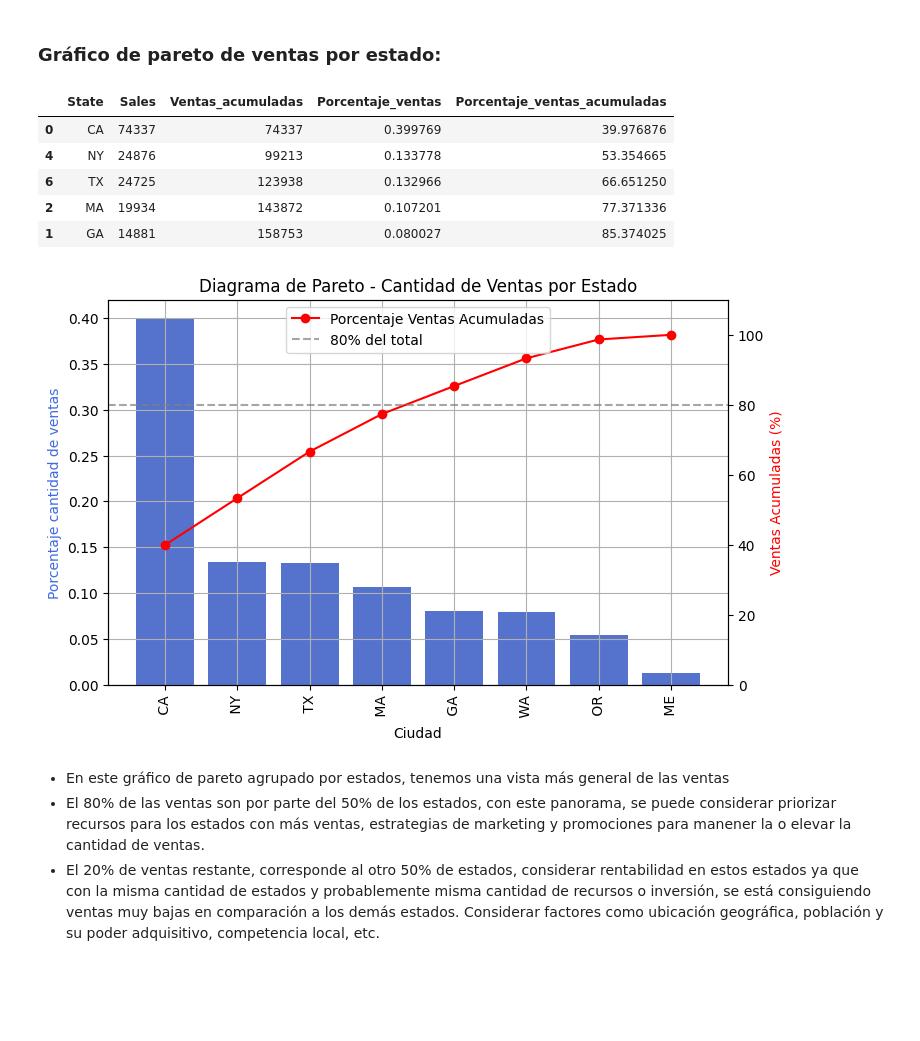
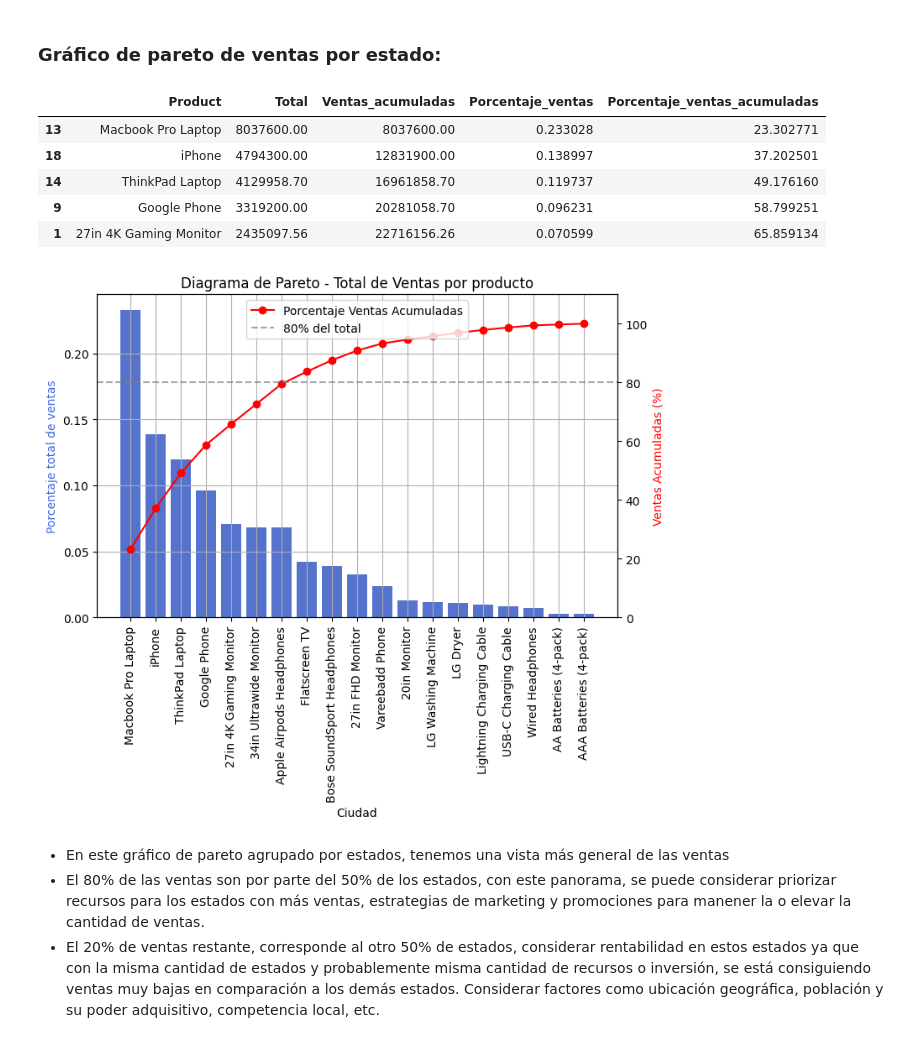
Before and after one commit to diegoGam1/Analisis_exploratorio_ventas, a Jupyter notebook: src/Analisis.ipynb, the cells around one changed output. Saved outputs shown, nothing was run; the diff lists cells and outputs as text; code cells hidden in the pictures; blank space fills up the shorter version.

```diff
--- a/src/Analisis.ipynb
+++ b/src/Analisis.ipynb
@@ -447,59 +465,59 @@ plt.show()
 # %% [markdown]
 ### Gráfico de pareto de ventas por estado:
 # %%
-ventas_estado = df.groupby(["State"]).size().reset_index(name="Sales")   # creamos un nuevo dataframe agrupado por estado, muestra cantidad de ventas
-ventas_estado = ventas_estado.sort_values("Sales", ascending=False) # ordenamos de manera descendente
+ventas_producto_total = df.groupby(["Product"])["Total"].sum().reset_index()   # creamos un nuevo dataframe agrupado por estado, muestra cantidad de ventas
+ventas_producto_total = ventas_producto_total.sort_values("Total", ascending=False) # ordenamos de manera descendente
 
-ventas_estado["Ventas_acumuladas"] = ventas_estado["Sales"].cumsum() # suma acumulada de cantidad de ventas, ventas acumuladas
+ventas_producto_total["Ventas_acumuladas"] = ventas_producto_total["Total"].cumsum() # suma acumulada de cantidad de ventas, ventas acumuladas
 
-ventas_estado["Porcentaje_ventas"] = ventas_estado["Sales"] / ventas_estado["Sales"].sum() # porcentaje de ventas
+ventas_producto_total["Porcentaje_ventas"] = ventas_producto_total["Total"] / ventas_producto_total["Total"].sum() # porcentaje de ventas
 
-ventas_estado["Porcentaje_ventas_acumuladas"] = (ventas_estado["Ventas_acumuladas"] / ventas_estado["Sales"].sum() ) * 100 # porcentaje de ventas acumuladas
+ventas_producto_total["Porcentaje_ventas_acumuladas"] = (ventas_producto_total["Ventas_acumuladas"] / ventas_producto_total["Total"].sum() ) * 100 # porcentaje de ventas acumuladas
 
-ventas_estado.head()  #vemos el dataframe
+ventas_producto_total.head()  #vemos el dataframe
 # %% [output]
-|  | State | Sales | Ventas_acumuladas | Porcentaje_ventas | Porcentaje_ventas_acumuladas |
-| 0 | CA | 74337 | 74337 | 0.399769 | 39.976876 |
-| 4 | NY | 24876 | 99213 | 0.133778 | 53.354665 |
-| 6 | TX | 24725 | 123938 | 0.132966 | 66.651250 |
-| 2 | MA | 19934 | 143872 | 0.107201 | 77.371336 |
-| 1 | GA | 14881 | 158753 | 0.080027 | 85.374025 |
+|  | Product | Total | Ventas_acumuladas | Porcentaje_ventas | Porcentaje_ventas_acumuladas |
+| 13 | Macbook Pro Laptop | 8037600.00 | 8037600.00 | 0.233028 | 23.302771 |
+| 18 | iPhone | 4794300.00 | 12831900.00 | 0.138997 | 37.202501 |
+| 14 | ThinkPad Laptop | 4129958.70 | 16961858.70 | 0.119737 | 49.176160 |
+| 9 | Google Phone | 3319200.00 | 20281058.70 | 0.096231 | 58.799251 |
+| 1 | 27in 4K Gaming Monitor | 2435097.56 | 22716156.26 | 0.070599 | 65.859134 |
 # %%
 fig, ax1 = plt.subplots(figsize=(8,5)) # se crea una figura y el eje principal
 
 sns.barplot(
-    data= ventas_estado,
-    x = "State",
+    data= ventas_producto_total,
+    x = "Product",
     y = "Porcentaje_ventas",
     color="royalblue",
     ax = ax1        # el gráfico de barras corresponde al eje principal ax1
 )
 plt.xticks(rotation=90)
 plt.grid()
 
 ax2 = ax1.twinx()   # esto crea un segundo eje y llamado ax2 en el mismo gráfico, permite superponer dos gráficos
                     # ax1 es para el gráfico de barras y ax2 es para el gráfico de linea
 ax2.plot(
-    ventas_estado["State"],  # eje x
-    ventas_estado["Porcentaje_ventas_acumuladas"], # eje y
+    ventas_producto_total["Product"],  # eje x
+    ventas_producto_total["Porcentaje_ventas_acumuladas"], # eje y
     color = "red",     # color de la linea
     marker= "o",        # cada punto se marca con un circulo
     linestyle = "-",    # linea continua
     label = "Porcentaje Ventas Acumuladas"
 )
 
 # Etiquetas que corresponden a cada eje
-ax1.set_ylabel("Porcentaje cantidad de ventas", color="royalblue")
+ax1.set_ylabel("Porcentaje total de ventas", color="royalblue")
 ax2.set_ylabel("Ventas Acumuladas (%)", color="red")
 ax1.set_xlabel("Ciudad")
 ax2.set_ylim(0, 110)    #ajusta el rango del eje y derecho, de 0 a 110 para que se vea mejor el ultimo valor del eje y
-ax1.set_title("Diagrama de Pareto - Cantidad de Ventas por Estado")
+ax1.set_title("Diagrama de Pareto - Total de Ventas por producto")
 ax2.axhline(80, color="gray", linestyle="dashed", alpha=0.7, label="80% del total") # acá agregamos la linea que marca el 80% de acumulación
 ax2.legend(loc="upper center") #ubicacion de la leyenda
 
 plt.show()
 # %% [output]
-[figure, old version]
+[figure, new version]
 # %% [markdown]
 - En este gráfico de pareto agrupado por estados, tenemos una vista más general de las ventas
 - El 80% de las ventas son por parte del 50% de los estados, con este panorama, se puede considerar priorizar recursos para los estados con más ventas, estrategias de marketing y promociones para manener la o elevar la cantidad de ventas.
```
Also changed, not shown: parts of 7 cells of this notebook, 1 other file.
